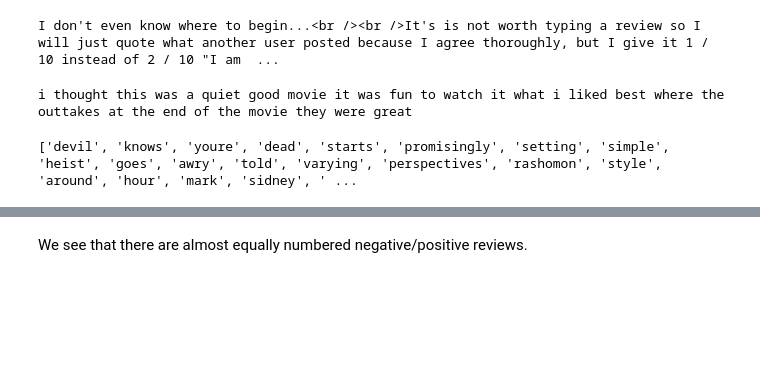
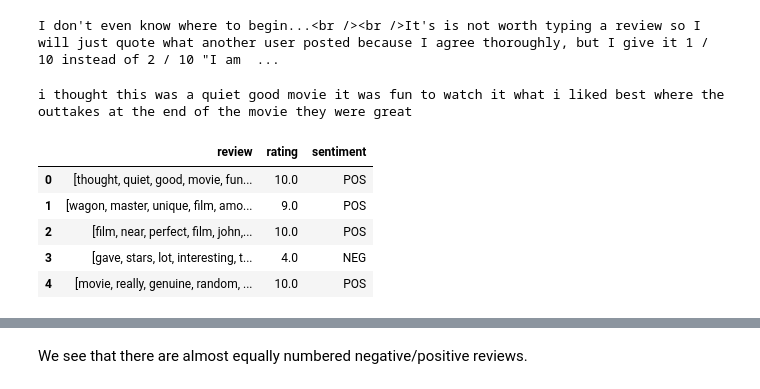
Before and after one commit to EliasEconomou/AI2-Natural-Language-Processing, a Jupyter notebook: Natural_Language_Processing_1.ipynb, the cells around one changed output, grey strips where cells are left out. Saved outputs shown, nothing was run; the diff lists cells and outputs as text; code cells hidden in the pictures; blank space fills up the shorter version.

```diff
--- a/Natural_Language_Processing_1.ipynb
+++ b/Natural_Language_Processing_1.ipynb
@@ -110,8 +117,20 @@ tokenisedDF["review"] = tokenisedDF["review"].apply(lambda words: [word for word
 
 # Remove any unnecessary spaces that came up
 tokenisedDF["review"] = tokenisedDF["review"].replace(' +', ' ', regex=True)
-# %%
-print(tokenisedDF.iloc[45000][0])
-# %% [output]
-['devil', 'knows', 'youre', 'dead', 'starts', 'promisingly', 'setting', 'simple', 'heist', 'goes', 'awry', 'told', 'varying', 'perspectives', 'rashomon', 'style', 'around', 'hour', 'mark', 'sidney', ' ...
+# %%
+# Let's also create a new column named evaluation to categorize reviews into positive, negative
+# based on their rating (1-4 : negative as 'NEG' - 7-10 : positive as 'POS')
+
+rating_ranges = [ (tokenisedDF["rating"] <= 4), (tokenisedDF["rating"] >=7) ]
+sentiment = ["NEG", "POS"]
+
+tokenisedDF['sentiment'] = np.select(rating_ranges, sentiment)
+tokenisedDF.head()
+# %% [output]
+|  | review | rating | sentiment |
+| 0 | [thought, quiet, good, movie, fun... | 10.0 | POS |
+| 1 | [wagon, master, unique, film, amo... | 9.0 | POS |
+| 2 | [film, near, perfect, film, john,... | 10.0 | POS |
+| 3 | [gave, stars, lot, interesting, t... | 4.0 | NEG |
+| 4 | [movie, really, genuine, random, ... | 10.0 | POS |
 # %% [markdown]
```
Also changed, not shown: parts of 21 cells of this notebook.
